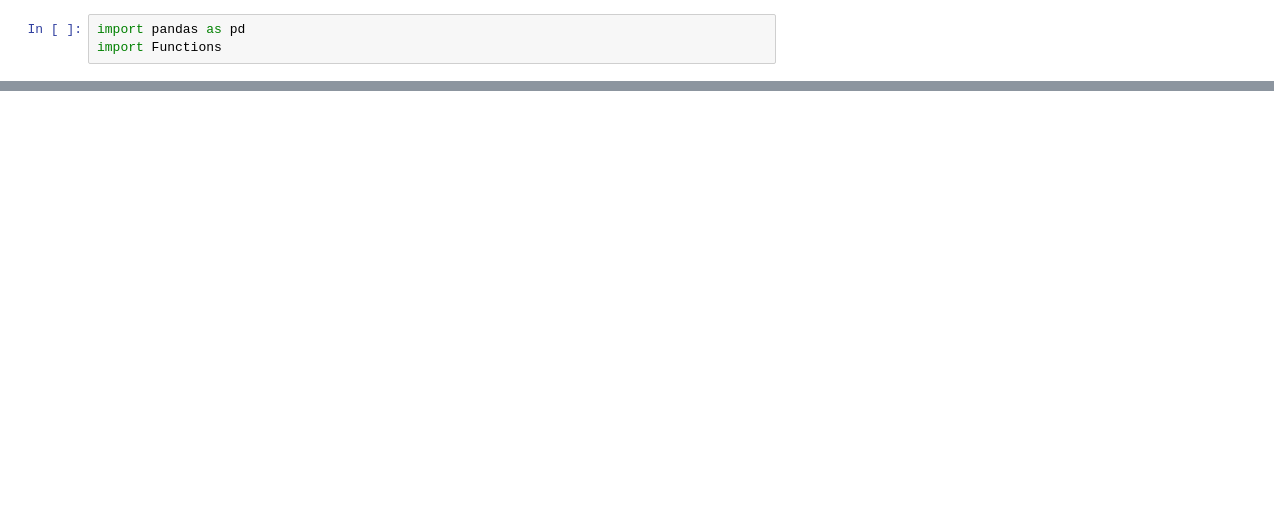
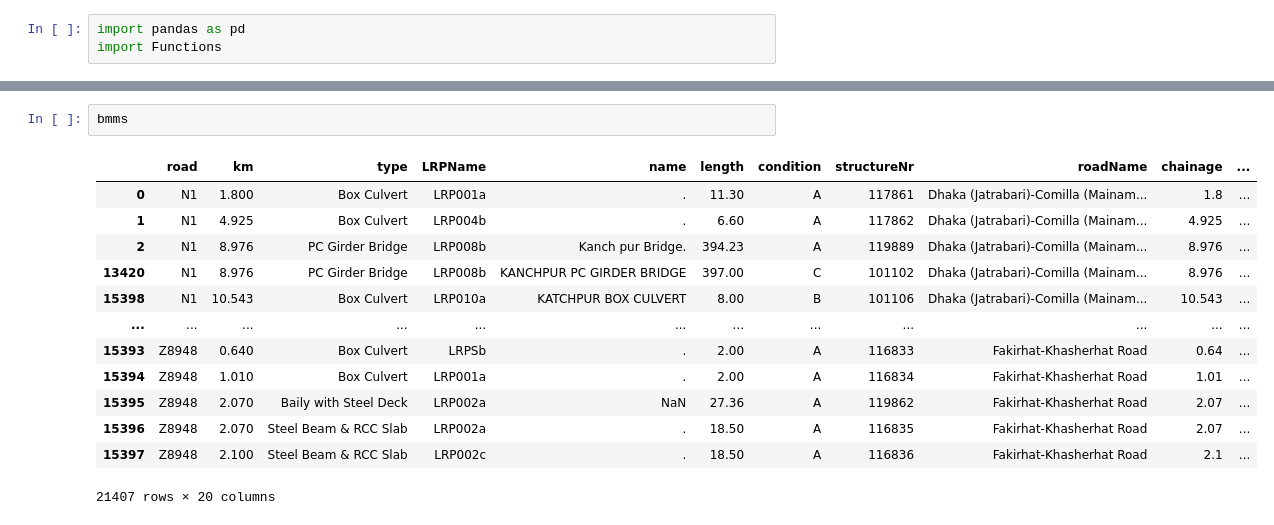
Before and after one commit to Anne-JS/advanced_simulation, a Jupyter notebook: sven_doet_dingen.ipynb, the cells around one changed output, grey strips where cells are left out. Saved outputs shown, nothing was run; the diff lists cells and outputs as text; blank space fills up the shorter version.

```diff
--- a/sven_doet_dingen.ipynb
+++ b/sven_doet_dingen.ipynb
@@ -11 +25,17 @@ df_rds = Functions.restructure_df(df_rds)
+# %%
+bmms
+# %% [output]
+|  | road | km | type | LRPName | name | length | condition | structureNr | roadName | chainage | ... |
+| 0 | N1 | 1.800 | Box Culvert | LRP001a | . | 11.30 | A | 117861 | Dhaka (Jatrabari)-Comilla (Mainam... | 1.8 | ... |
+| 1 | N1 | 4.925 | Box Culvert | LRP004b | . | 6.60 | A | 117862 | Dhaka (Jatrabari)-Comilla (Mainam... | 4.925 | ... |
+| 2 | N1 | 8.976 | PC Girder Bridge | LRP008b | Kanch pur Bridge. | 394.23 | A | 119889 | Dhaka (Jatrabari)-Comilla (Mainam... | 8.976 | ... |
+| 13420 | N1 | 8.976 | PC Girder Bridge | LRP008b | KANCHPUR PC GIRDER BRIDGE | 397.00 | C | 101102 | Dhaka (Jatrabari)-Comilla (Mainam... | 8.976 | ... |
+| 15398 | N1 | 10.543 | Box Culvert | LRP010a | KATCHPUR BOX CULVERT | 8.00 | B | 101106 | Dhaka (Jatrabari)-Comilla (Mainam... | 10.543 | ... |
+| ... | ... | ... | ... | ... | ... | ... | ... | ... | ... | ... | ... |
+| 15393 | Z8948 | 0.640 | Box Culvert | LRPSb | . | 2.00 | A | 116833 | Fakirhat-Khasherhat Road | 0.64 | ... |
+| 15394 | Z8948 | 1.010 | Box Culvert | LRP001a | . | 2.00 | A | 116834 | Fakirhat-Khasherhat Road | 1.01 | ... |
+| 15395 | Z8948 | 2.070 | Baily with Steel Deck | LRP002a | NaN | 27.36 | A | 119862 | Fakirhat-Khasherhat Road | 2.07 | ... |
+| 15396 | Z8948 | 2.070 | Steel Beam & RCC Slab | LRP002a | . | 18.50 | A | 116835 | Fakirhat-Khasherhat Road | 2.07 | ... |
+| 15397 | Z8948 | 2.100 | Steel Beam & RCC Slab | LRP002c | . | 18.50 | A | 116836 | Fakirhat-Khasherhat Road | 2.1 | ... |
+21407 rows × 20 columns
 # %%
```
Also changed, not shown: parts of 8 cells of this notebook, 1 other file.
